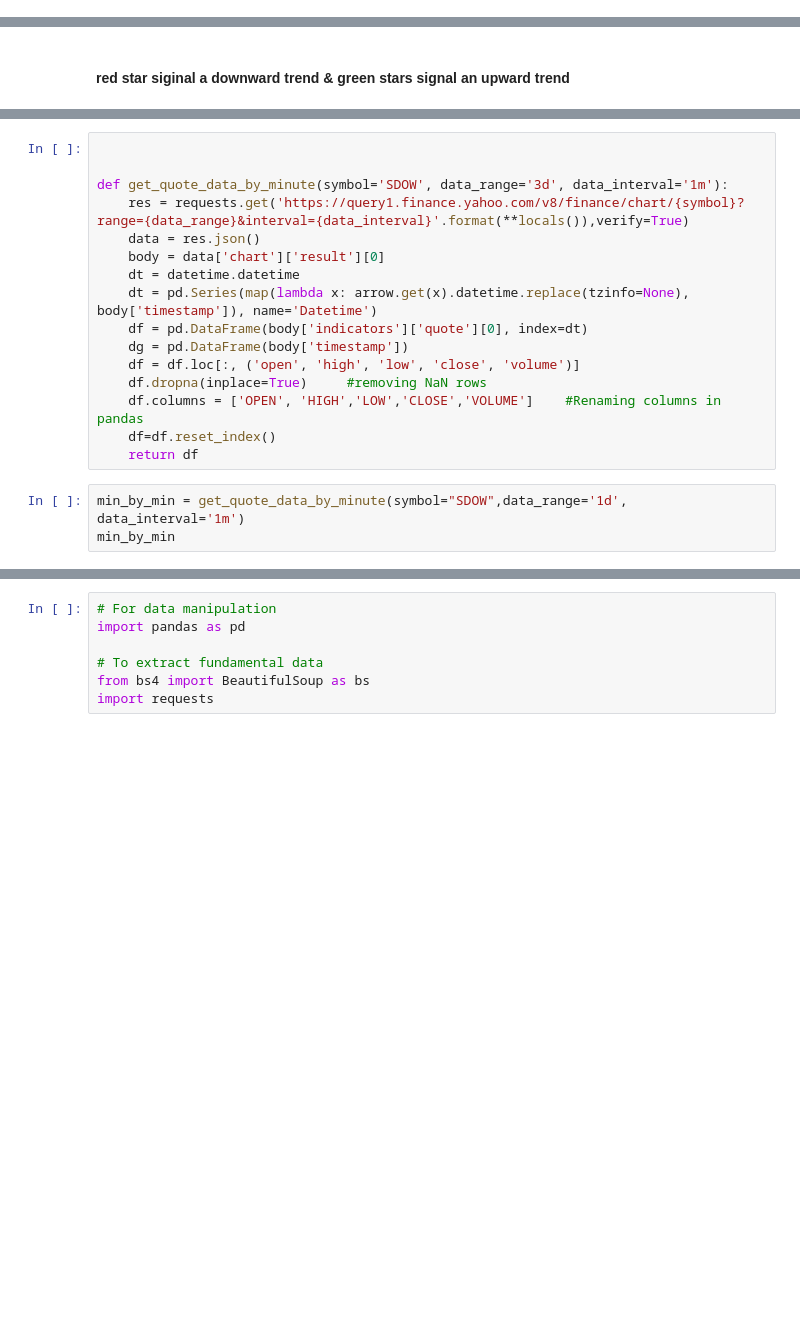
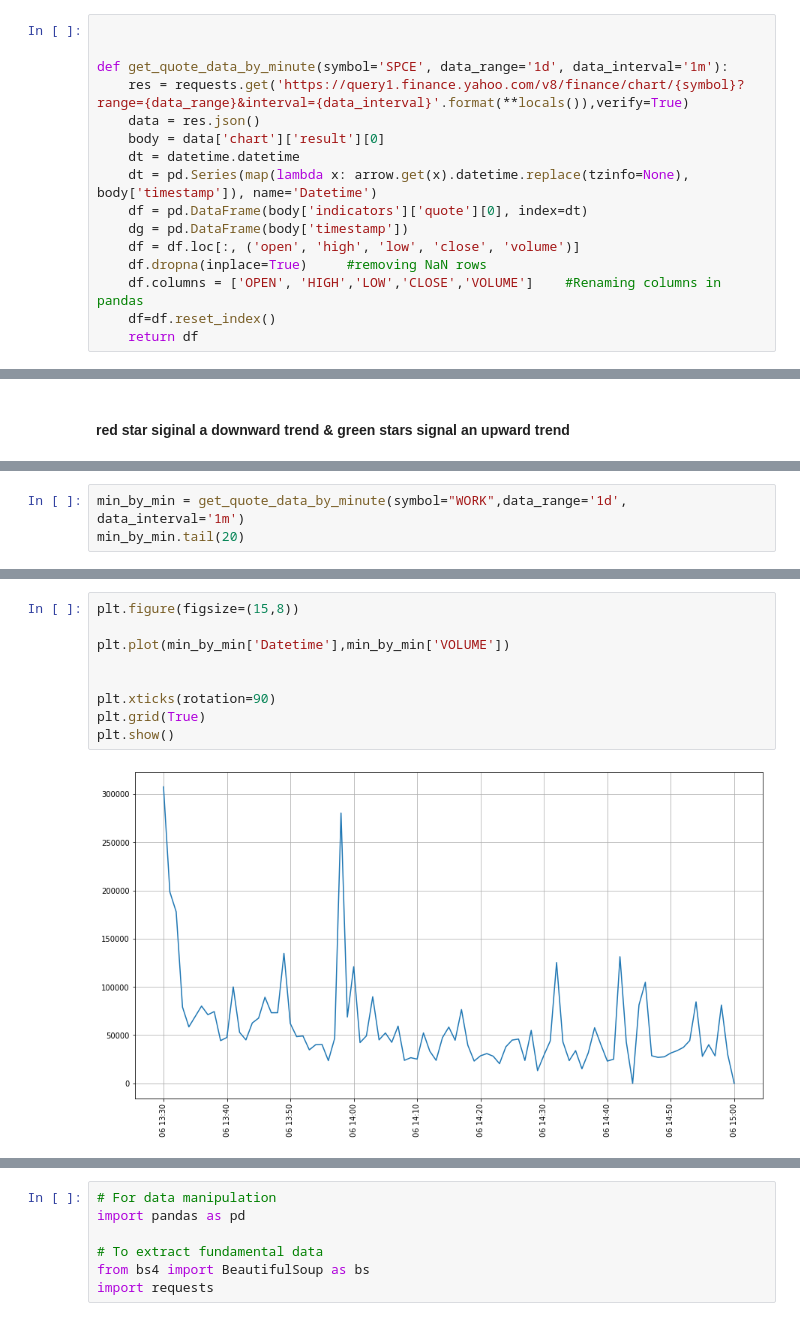
Before and after one commit to Mtaylert/Stock_Evaluation, a Jupyter notebook: StockEvaluations.ipynb, the cells around one changed output, grey strips where cells are left out. Drawn from its saved outputs; the diff is of its cells as text; blank space fills up the shorter version.

```diff
--- a/StockEvaluations.ipynb
+++ b/StockEvaluations.ipynb
@@ -35,6 +35,22 @@ Signal Line Crossovers
 Signal line crossovers are the most common MACD signals. The signal line is a 9-day EMA of the MACD line. As a moving average of the indicator, it trails the MACD and makes it easier to spot MACD turns. A bullish crossover occurs when the MACD turns up and crosses above the signal line. A bearish crossover occurs when the MACD turns down and crosses below the signal line. Crossovers can last a few days or a few weeks, depending on the strength of the move.
 
 Due diligence is required before relying on these common signals. Signal line crossovers at positive or negative extremes should be viewed with caution. Even though the MACD does not have upper and lower limits, chartists can estimate historical extremes with a simple visual assessment. It takes a strong move in the underlying security to push momentum to an extreme. Even though the move may continue, momentum is likely to slow and this will usually produce a signal line crossover at the extremities. Volatility in the underlying security can also increase the number of crossovers.
+# %%
+
+
+def get_quote_data_by_minute(symbol='SPCE', data_range='1d', data_interval='1m'):
+    res = requests.get('https://query1.finance.yahoo.com/v8/finance/chart/{symbol}?range={data_range}&interval={data_interval}'.format(**locals()),verify=True)
+    data = res.json()
+    body = data['chart']['result'][0]
+    dt = datetime.datetime
+    dt = pd.Series(map(lambda x: arrow.get(x).datetime.replace(tzinfo=None), body['timestamp']), name='Datetime')
+    df = pd.DataFrame(body['indicators']['quote'][0], index=dt)
+    dg = pd.DataFrame(body['timestamp'])
+    df = df.loc[:, ('open', 'high', 'low', 'close', 'volume')]
+    df.dropna(inplace=True)     #removing NaN rows
+    df.columns = ['OPEN', 'HIGH','LOW','CLOSE','VOLUME']    #Renaming columns in pandas
+    df=df.reset_index()
+    return df
 # %%
 def generate_stock_data(start_date,end_date,ticker):
     data = yf.download(ticker,start_date,end_date)
@@ -186,19 +221,3 @@ plt.show()
-# %%
-
-
-def get_quote_data_by_minute(symbol='SDOW', data_range='3d', data_interval='1m'):
-    res = requests.get('https://query1.finance.yahoo.com/v8/finance/chart/{symbol}?range={data_range}&interval={data_interval}'.format(**locals()),verify=True)
-    data = res.json()
-    body = data['chart']['result'][0]
-    dt = datetime.datetime
-    dt = pd.Series(map(lambda x: arrow.get(x).datetime.replace(tzinfo=None), body['timestamp']), name='Datetime')
-    df = pd.DataFrame(body['indicators']['quote'][0], index=dt)
-    dg = pd.DataFrame(body['timestamp'])
-    df = df.loc[:, ('open', 'high', 'low', 'close', 'volume')]
-    df.dropna(inplace=True)     #removing NaN rows
-    df.columns = ['OPEN', 'HIGH','LOW','CLOSE','VOLUME']    #Renaming columns in pandas
-    df=df.reset_index()
-    return df
 # %%
-min_by_min = get_quote_data_by_minute(symbol="SDOW",data_range='1d', data_interval='1m')
-min_by_min
+min_by_min = get_quote_data_by_minute(symbol="WORK",data_range='1d', data_interval='1m')
+min_by_min.tail(20)
@@ -205,3 +242,14 @@ min_by_min
+# %%
+plt.figure(figsize=(15,8))
+
+plt.plot(min_by_min['Datetime'],min_by_min['VOLUME'])
+
+
+plt.xticks(rotation=90)
+plt.grid(True)
+plt.show()
+# %% [output]
+[figure, added]
 # %%
 plt.figure(figsize=(15,8))
 
```
Also changed, not shown: parts of 8 cells of this notebook.
